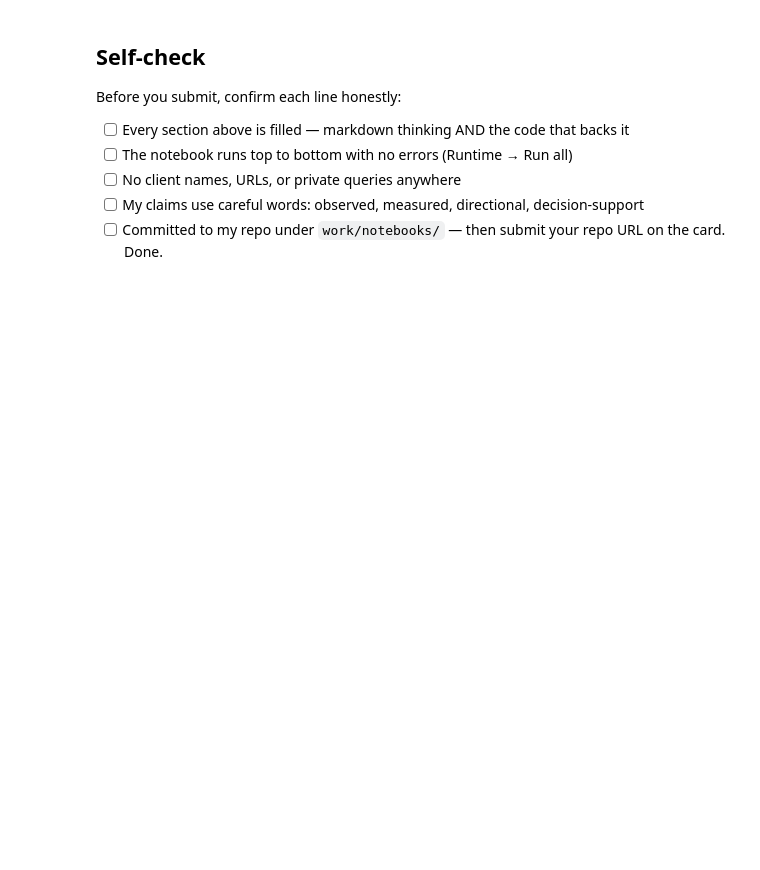
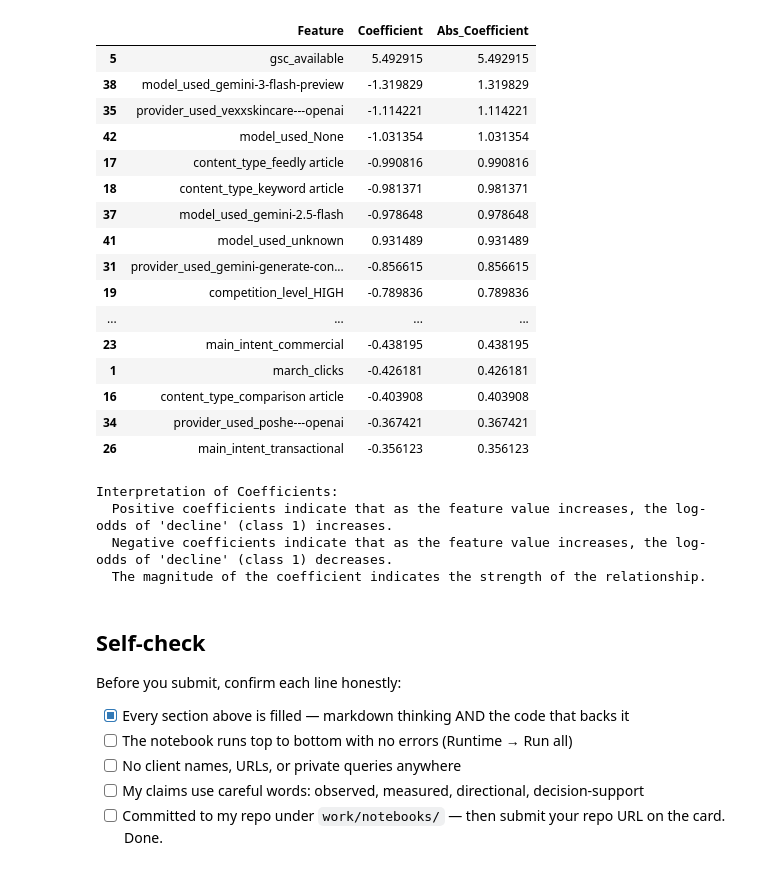
Before and after one commit to satyamgupta04/week1, a Jupyter notebook: work/notebooks/w05_model.ipynb, the cells around one changed output. Cells and saved outputs as stored; diff of their text form; code cells hidden in the pictures; blank space fills up the shorter version.

```diff
--- a/work/notebooks/w05_model.ipynb
+++ b/work/notebooks/w05_model.ipynb
@@ -19,0 +417,15 @@ This skeleton is yours to fill. Work the sections **in order** — each one has
+# %%
+from sklearn.linear_model import LogisticRegression
+from sklearn.metrics import classification_report, roc_auc_score, precision_recall_curve, auc
+from sklearn.pipeline import Pipeline
+
+# Create a pipeline that includes preprocessing and the Logistic Regression model
+model = Pipeline(steps=[
+    ('preprocessor', preprocessor),
+    ('classifier', LogisticRegression(random_state=42, solver='liblinear'))
+])
+
+# Train the model
+print("Training Logistic Regression model...")
+model.fit(X_train, y_train)
+print("Model training complete.")
@@ -37,9 +565,59 @@ This skeleton is yours to fill. Work the sections **in order** — each one has
+# %%
+import numpy as np
+
+# Get feature names after one-hot encoding and scaling
+ohe = model.named_steps['preprocessor'].named_transformers_['cat'].named_steps['onehot']
+categorical_feature_names = ohe.get_feature_names_out(categorical_features)
+
+all_feature_names = numerical_features + categorical_feature_names.tolist()
+
+# Get the coefficients from the Logistic Regression model
+coefficients = model.named_steps['classifier'].coef_[0]
+
+# Create a DataFrame for feature importance
+feature_importance = pd.DataFrame({
+    'Feature': all_feature_names,
+    'Coefficient': coefficients
+})
+
+# Sort by absolute coefficient value for easier interpretation
+feature_importance['Abs_Coefficient'] = np.abs(feature_importance['Coefficient'])
+feature_importance = feature_importance.sort_values(by='Abs_Coefficient', ascending=False)
+
+display(feature_importance.head(20))
+
+print("\nInterpretation of Coefficients:")
+print("  Positive coefficients indicate that as the feature value increases, the log-odds of 'decline' (class 1) increases.")
+print("  Negative coefficients indicate that as the feature value increases, the log-odds of 'decline' (class 1) decreases.")
+print("  The magnitude of the coefficient indicates the strength of the relationship.")
+# %% [output]
+|  | Feature | Coefficient | Abs_Coefficient |
+| 5 | gsc_available | 5.492915 | 5.492915 |
+| 38 | model_used_gemini-3-flash-preview | -1.319829 | 1.319829 |
+| 35 | provider_used_vexxskincare---openai | -1.114221 | 1.114221 |
+| 42 | model_used_None | -1.031354 | 1.031354 |
+| 17 | content_type_feedly article | -0.990816 | 0.990816 |
+| 18 | content_type_keyword article | -0.981371 | 0.981371 |
+| 37 | model_used_gemini-2.5-flash | -0.978648 | 0.978648 |
+| 41 | model_used_unknown | 0.931489 | 0.931489 |
+| 31 | provider_used_gemini-generate-con... | -0.856615 | 0.856615 |
+| 19 | competition_level_HIGH | -0.789836 | 0.789836 |
+| ... | ... | ... | ... |
+| 23 | main_intent_commercial | -0.438195 | 0.438195 |
+| 1 | march_clicks | -0.426181 | 0.426181 |
+| 16 | content_type_comparison article | -0.403908 | 0.403908 |
+| 34 | provider_used_poshe---openai | -0.367421 | 0.367421 |
+| 26 | main_intent_transactional | -0.356123 | 0.356123 |
+Interpretation of Coefficients:
+  Positive coefficients indicate that as the feature value increases, the log-odds of 'decline' (class 1) increases.
+  Negative coefficients indicate that as the feature value increases, the log-odds of 'decline' (class 1) decreases.
+  The magnitude of the coefficient indicates the strength of the relationship.
 # %% [markdown]
 ## Self-check
 
 Before you submit, confirm each line honestly:
 
-- [ ] Every section above is filled — markdown thinking AND the code that backs it
+- [X] Every section above is filled — markdown thinking AND the code that backs it
 - [ ] The notebook runs top to bottom with no errors (Runtime → Run all)
 - [ ] No client names, URLs, or private queries anywhere
 - [ ] My claims use careful words: observed, measured, directional, decision-support
```
Also changed, not shown: parts of 30 cells of this notebook.
